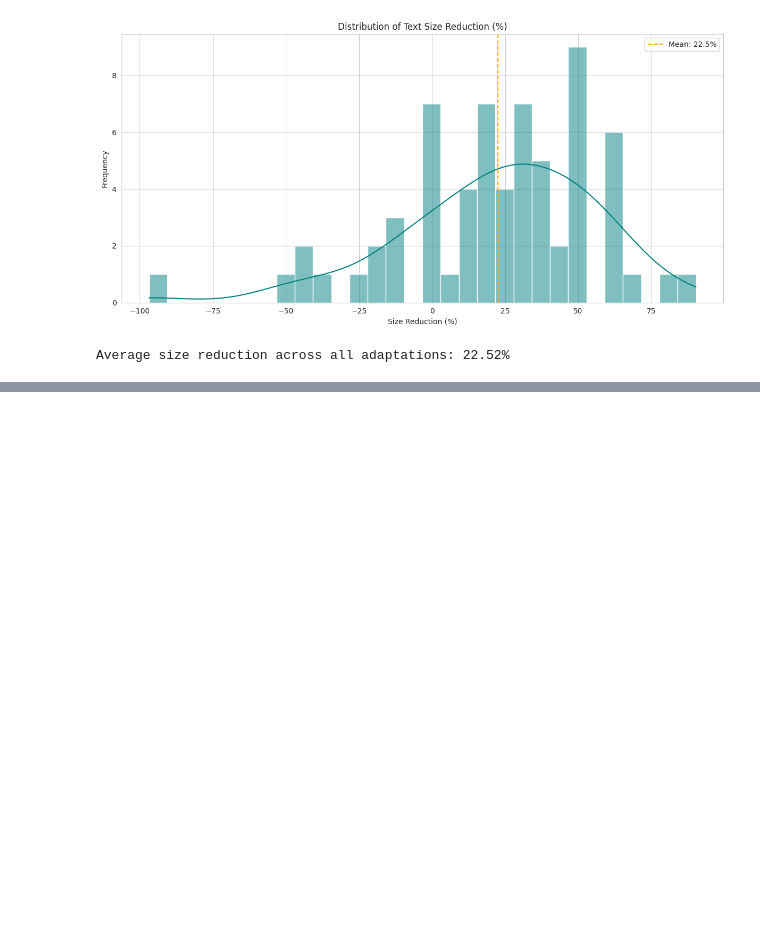
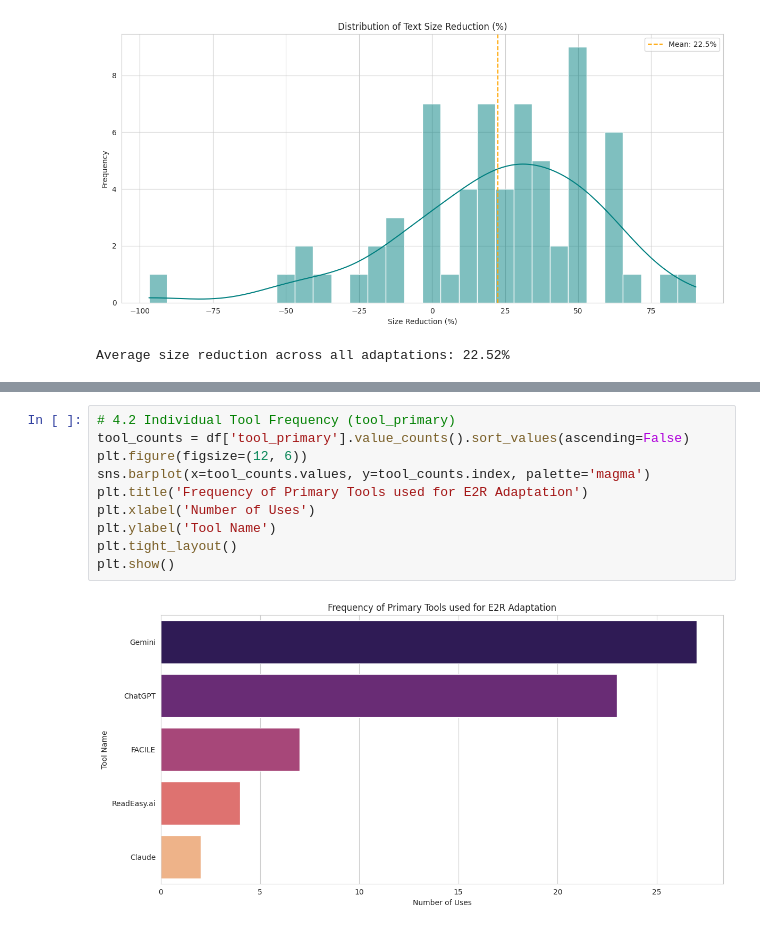
Before and after one commit to JaviMiot/E2R_data_assigment_analisys, a Jupyter notebook: notebooks/part3_e2r_analysis.ipynb, the cells around one changed output, grey strips where cells are left out. Cells and saved outputs as stored; diff of their text form; blank space fills up the shorter version.

```diff
--- a/notebooks/part3_e2r_analysis.ipynb
+++ b/notebooks/part3_e2r_analysis.ipynb
@@ -631,0 +496,12 @@ Successfully exported 586 comments to ../data/part3/part3_comments_export.xlsx
+# %%
+# 4.2 Individual Tool Frequency (tool_primary)
+tool_counts = df['tool_primary'].value_counts().sort_values(ascending=False)
+plt.figure(figsize=(12, 6))
+sns.barplot(x=tool_counts.values, y=tool_counts.index, palette='magma')
+plt.title('Frequency of Primary Tools used for E2R Adaptation')
+plt.xlabel('Number of Uses')
+plt.ylabel('Tool Name')
+plt.tight_layout()
+plt.show()
+# %% [output]
+[figure, added]
```
Also changed, not shown: parts of 23 cells of this notebook.
